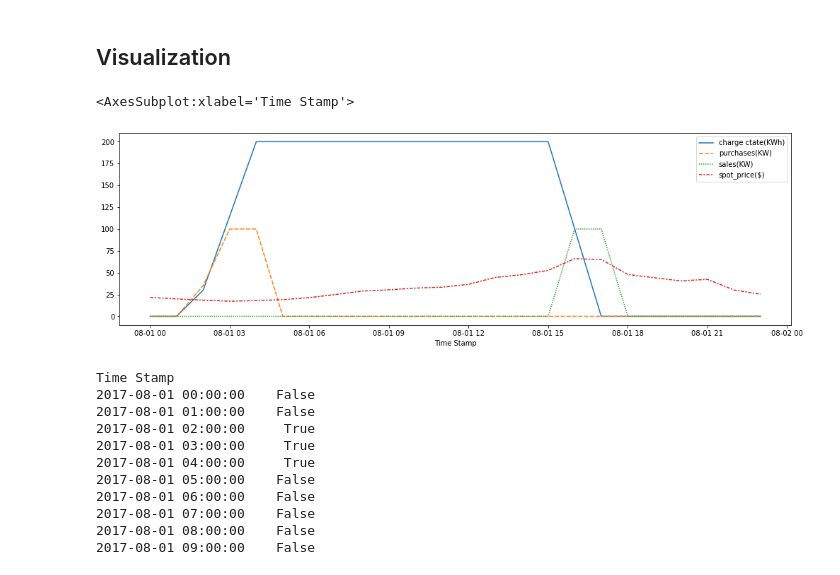
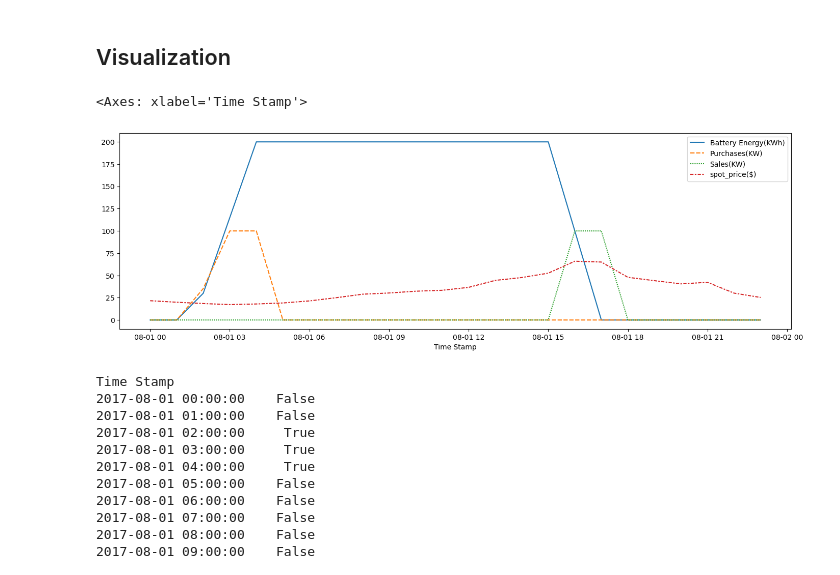
Before and after one commit to efosazuwa/Battery-Arbitrage, a Jupyter notebook: Battery_Arbitrage.ipynb, the cells around one changed output. Saved outputs shown, nothing was run; the diff lists cells and outputs as text; code cells hidden in the pictures.

```diff
--- a/Battery_Arbitrage.ipynb
+++ b/Battery_Arbitrage.ipynb
@@ -200,15 +202,15 @@ The battery charge is 0.0 the power demanded(bought)           is -0.0 the power
 # %%
 charge_hist = [pyo.value(x) for x in model.C.values()]
 purchase_hist = [pyo.value(x) for x in model.Pd.values()]
 sale_hist = [pyo.value(x) for x in model.Pg.values()]
 
-df = pd.DataFrame({'charge ctate(KWh)': charge_hist,
-                   'purchases(KW)': purchase_hist,
-                   'sales(KW)': sale_hist,
+df = pd.DataFrame({'Battery Energy(KWh)': charge_hist,
+                   'Purchases(KW)': purchase_hist,
+                   'Sales(KW)': sale_hist,
                    'spot_price($)': nyc_df.cost.to_list()},
                   index = pd.to_datetime(nyc_df.index))
 plt.figure(figsize=(17,5))
 sns.lineplot(data=df)
 # %% [output]
-<AxesSubplot:xlabel='Time Stamp'>
+<Axes: xlabel='Time Stamp'>
-[figure, old version]
+[figure, new version]
```
Also changed, not shown: parts of 3 cells of this notebook.
